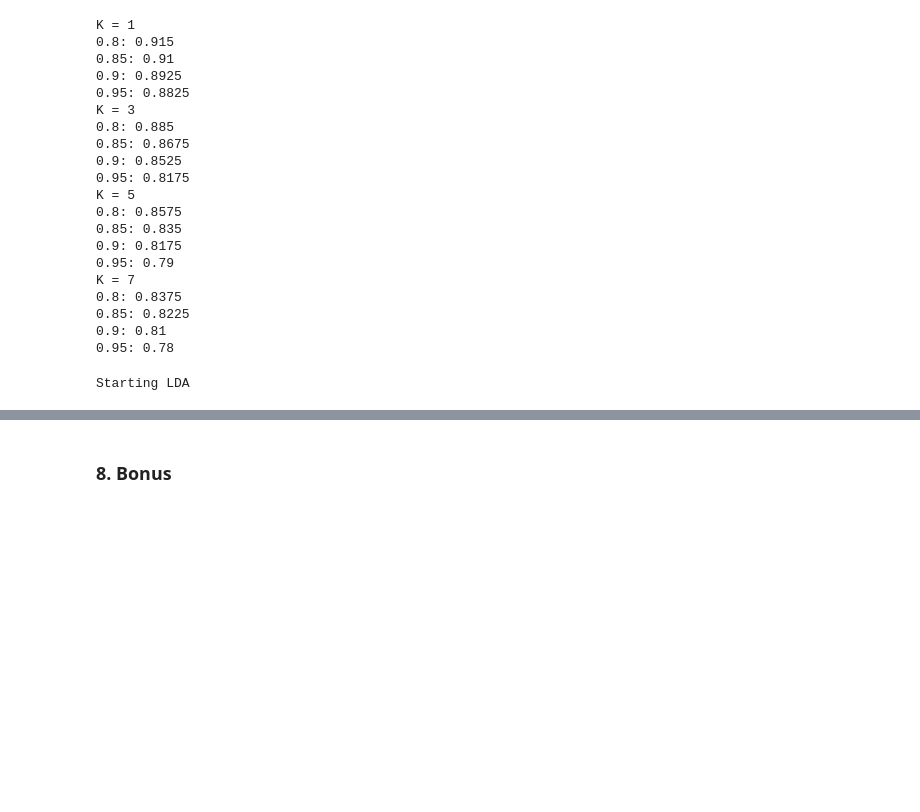
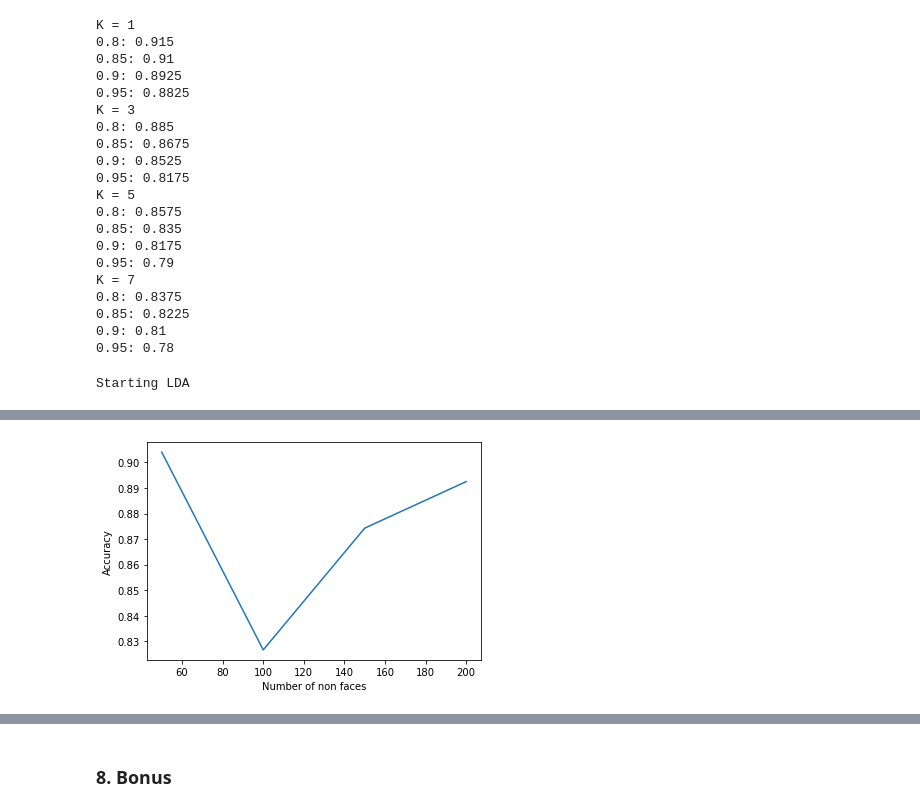
Before and after one commit to LaraHossam/Face-Recognition-Using-PCA-LDA, a Jupyter notebook: Ass1.ipynb, the cells around one changed output, grey strips where cells are left out. Saved outputs shown, nothing was run; the diff lists cells and outputs as text; code cells hidden in the pictures; blank space fills up the shorter version.

Commit message:
accuracy vs number of non faces PCA

```diff
--- a/Ass1.ipynb
+++ b/Ass1.ipynb
@@ -681,0 +727,10 @@ K = 3
+# %%
+#plotting PCA accuracy against number of pictures in non face dataset
+x = [50,100,150,200]
+y = [0.904,0.8266,0.87428571,0.8925]
+plt.plot(x, y)
+plt.xlabel("Number of non faces")
+plt.ylabel("Accuracy")
+plt.show()
+# %% [output]
+[figure, added]
```
Also changed, not shown: parts of 14 cells of this notebook.
